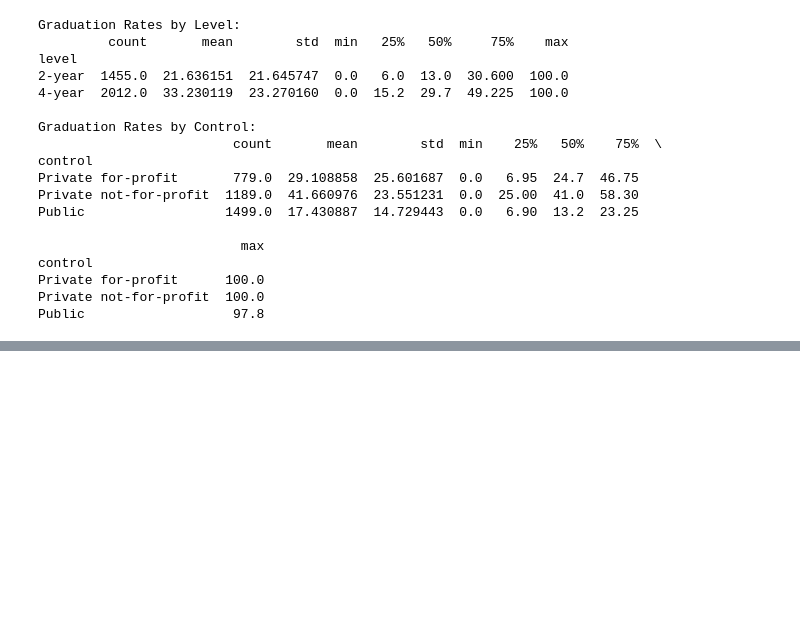
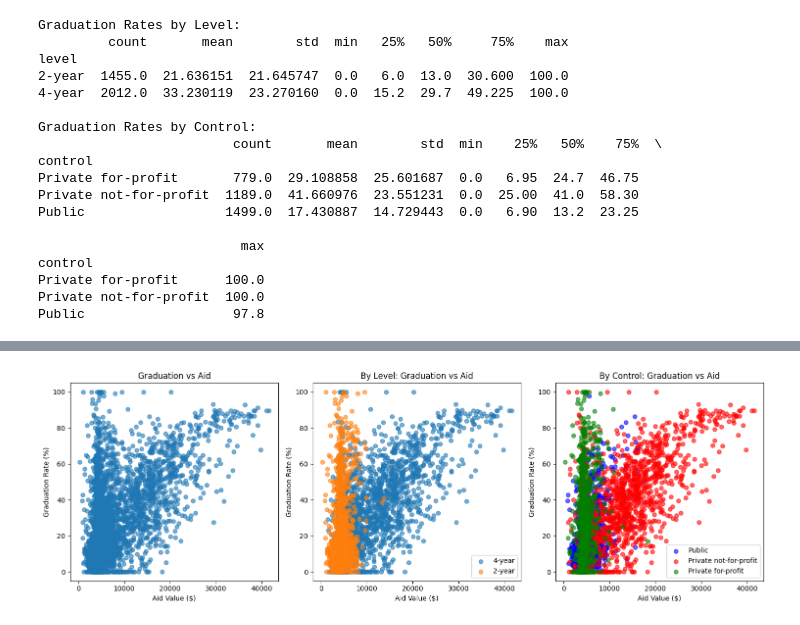
Before and after one commit to meherkalsi13-png/visualization_assignment, a Jupyter notebook: assignment.ipynb, the cells around one changed output, grey strips where cells are left out. Saved outputs shown, nothing was run; the diff lists cells and outputs as text; code cells hidden in the pictures; blank space fills up the shorter version.

```diff
--- a/assignment.ipynb
+++ b/assignment.ipynb
@@ -191,11 +254,41 @@ Public                   97.8
 # %%
 #Q8: Make a scatterplot of grad_100_value by aid_value. Describe what you see. Now make the same plot, grouping by level and then control.
 #Describe what you see. For which kinds of institutions does aid seem to increase graduation rates?
+fig, axes = plt.subplots(1, 3, figsize=(15, 5))
+
 
 #Scatterplot: grad_100_value x aid_value
-#Describe what you see:
+axes[0].scatter(df['aid_value'], df['grad_100_value'], alpha=0.6)
+axes[0].set_title('Graduation vs Aid')
+axes[0].set_xlabel('Aid Value ($)')
+axes[0].set_ylabel('Overall: Graduation Rate (%)')
+#Describe what you see:it seems like increase in aid correlates with an increase in graduation rates, but this change cannot be generalized to all data points. There's about half which seem to stay stagnant in regards to graduation rates even though aid increases.
 
-#Scatterplot: group by level and control
-#Describe what you see:
+#Scatterplot: group by level
+#Describe what you see: 4-year institution graduation rates seem to increase as aid increases.
+for level_type in df['level'].unique():
+    subset = df[df['level'] == level_type]
+    axes[1].scatter(subset['aid_value'], subset['grad_100_value'],
+                   label=level_type, alpha=0.6)
+axes[1].set_title('By Level: Graduation vs Aid')
+axes[1].set_xlabel('Aid Value ($)')
+axes[1].set_ylabel('Graduation Rate (%)')
+axes[1].legend()
 
-#For what institutions does aid seem to increase graduation rates?
+#Scatterplot: group by control
+colors = ['blue', 'red', 'green']
+for i, control_type in enumerate(df['control'].unique()):
+    subset = df[df['control'] == control_type]
+    axes[2].scatter(subset['aid_value'], subset['grad_100_value'],
+                   label=control_type, alpha=0.6, color=colors[i])
+axes[2].set_title('By Control: Graduation vs Aid')
+axes[2].set_xlabel('Aid Value ($)')
+axes[2].set_ylabel('Graduation Rate (%)')
+axes[2].legend()
+#Describe what you see: Private not-for-profit institution graduation rates increase as aid increases.
+plt.tight_layout()
+plt.show()
+
+#For what institutions does aid seem to increase graduation rates? In private not-for profit and 4-year institutions, aid seems to increase graduation rates.
+# %% [output]
+[figure, added]
```
Also changed, not shown: parts of 2 cells of this notebook.
